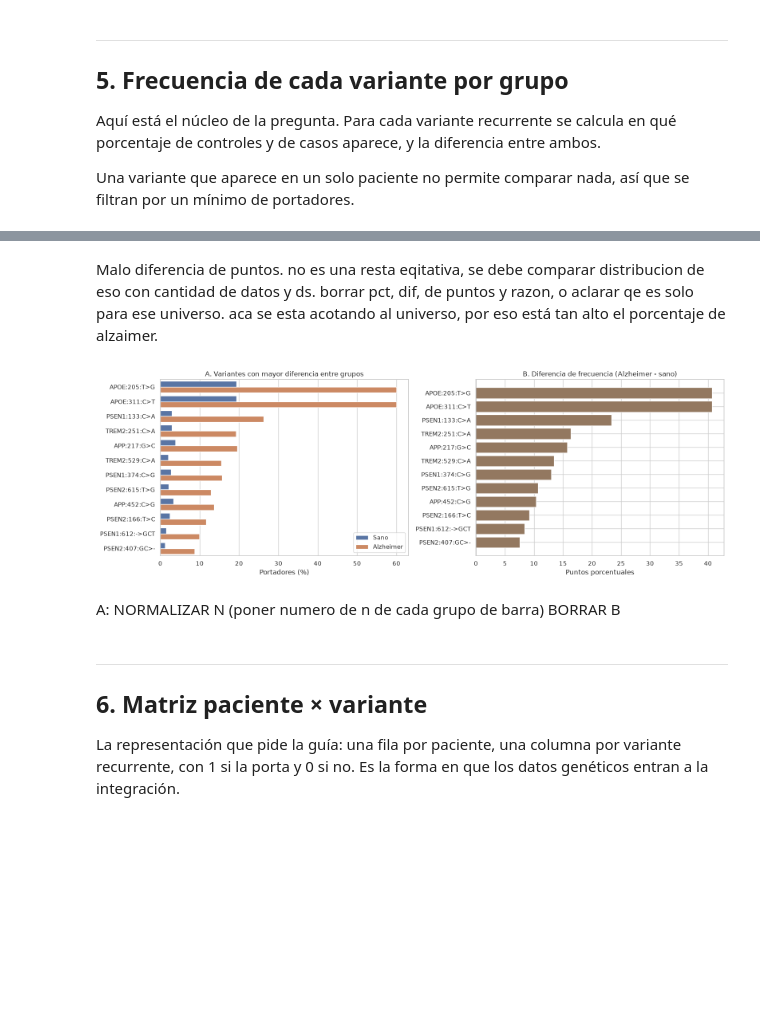
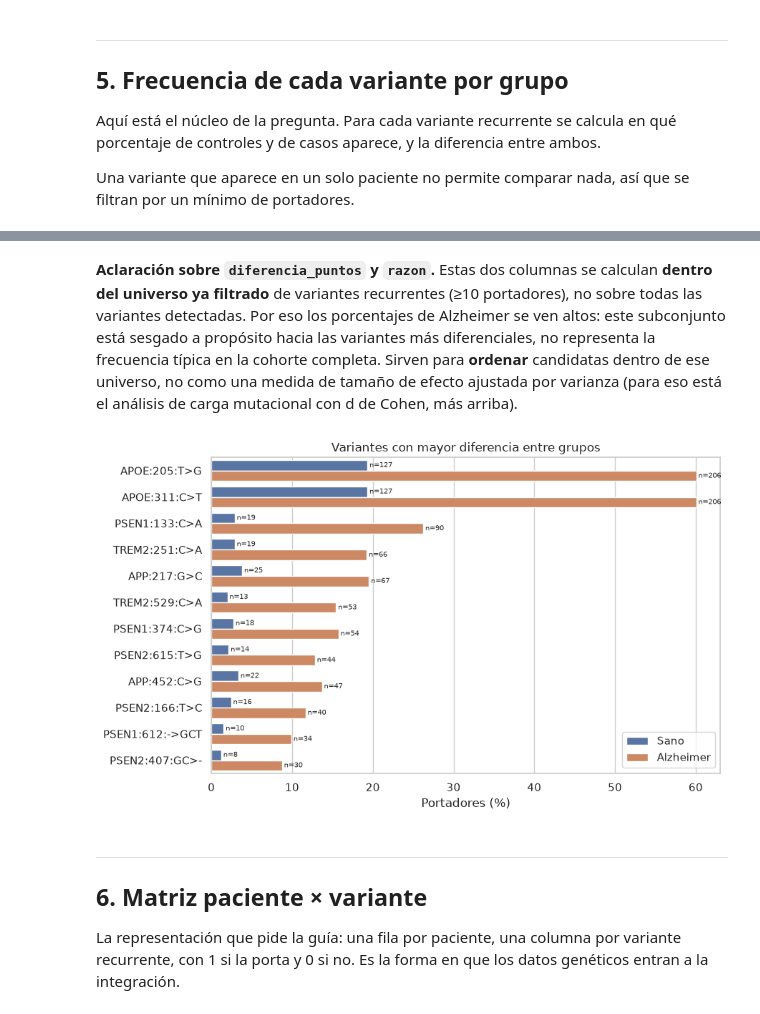
Before and after one commit to HisokaMorow1/intr_2026_trabajo_final, a Jupyter notebook: notebooks/02_gene_sequences.ipynb, the cells around one changed output, grey strips where cells are left out. Cells and saved outputs as stored; diff of their text form; code cells hidden in the pictures; blank space fills up the shorter version.

```diff
--- a/notebooks/02_gene_sequences.ipynb
+++ b/notebooks/02_gene_sequences.ipynb
@@ -771,35 +841,32 @@ Recurrentes (>= 10 portadores): 14
 | 12 | APP:688:TCC>- | APP | delecion | 688 | 35 | 27 | 8 | 1.22 | 7.87 | ... |
 | 13 | TREM2:604:->TA | TREM2 | insercion | 604 | 30 | 25 | 5 | 0.76 | 7.29 | ... |
 # %% [markdown]
-Malo diferencia de puntos. no es una resta eqitativa, se debe comparar distribucion de eso con cantidad de datos y ds.
-borrar pct, dif, de puntos y razon, o aclarar qe es solo para ese universo. aca se esta acotando al universo, por eso está tan alto el porcentaje de alzaimer.
+**Aclaración sobre `diferencia_puntos` y `razon`.** Estas dos columnas se calculan **dentro del universo ya filtrado** de variantes recurrentes (≥10 portadores), no sobre todas las variantes detectadas. Por eso los porcentajes de Alzheimer se ven altos: este subconjunto está sesgado a propósito hacia las variantes más diferenciales, no representa la frecuencia típica en la cohorte completa. Sirven para **ordenar** candidatas dentro de ese universo, no como una medida de tamaño de efecto ajustada por varianza (para eso está el análisis de carga mutacional con d de Cohen, más arriba).
 # %%
 top = recurrentes.head(12)
 
-fig, ax = plt.subplots(1, 2, figsize=(16, 5.5))
+fig, ax = plt.subplots(figsize=(9, 5.5))
 
-datos = top.melt(id_vars="variante_id", value_vars=["pct_sano", "pct_alzheimer"],
+datos = top.melt(id_vars=["variante_id", "n_sano", "n_alzheimer"],
+                 value_vars=["pct_sano", "pct_alzheimer"],
                  var_name="grupo", value_name="pct")
 datos["grupo"] = datos["grupo"].map({"pct_sano": "Sano", "pct_alzheimer": "Alzheimer"})
-sns.barplot(data=datos, y="variante_id", x="pct", hue="grupo", palette=PALETA, ax=ax[0])
-ax[0].set(title="A. Variantes con mayor diferencia entre grupos",
-          xlabel="Portadores (%)", ylabel="")
-ax[0].legend(title="")
+datos["n"] = np.where(datos["grupo"] == "Sano", datos["n_sano"], datos["n_alzheimer"])
 
-ax[1].barh(top["variante_id"], top["diferencia_puntos"], color="#937860")
-ax[1].axvline(0, color="black", lw=0.8)
-ax[1].invert_yaxis()
-ax[1].set(title="B. Diferencia de frecuencia (Alzheimer - sano)",
-          xlabel="Puntos porcentuales", ylabel="")
+sns.barplot(data=datos, y="variante_id", x="pct", hue="grupo", palette=PALETA, ax=ax)
+ax.set(title="Variantes con mayor diferencia entre grupos",
+       xlabel="Portadores (%)", ylabel="")
+ax.legend(title="")
+
+for grupo, cont in zip(["Sano", "Alzheimer"], ax.containers):
+    ns = datos[datos["grupo"] == grupo].set_index("variante_id").loc[top["variante_id"], "n"]
+    ax.bar_label(cont, labels=[f"n={n}" for n in ns], fontsize=7, padding=2)
 
 plt.tight_layout()
 guardar_figura("variantes_diferenciales")
 plt.show()
 # %% [output]
-[figure, old version]
+[figure, new version]
-# %% [markdown]
-A: NORMALIZAR N (poner numero de n de cada grupo de barra)
-BORRAR B
 # %% [markdown]
 ---
 ## 6. Matriz paciente × variante
```
Also changed, not shown: parts of 11 cells of this notebook, 3 other files.
